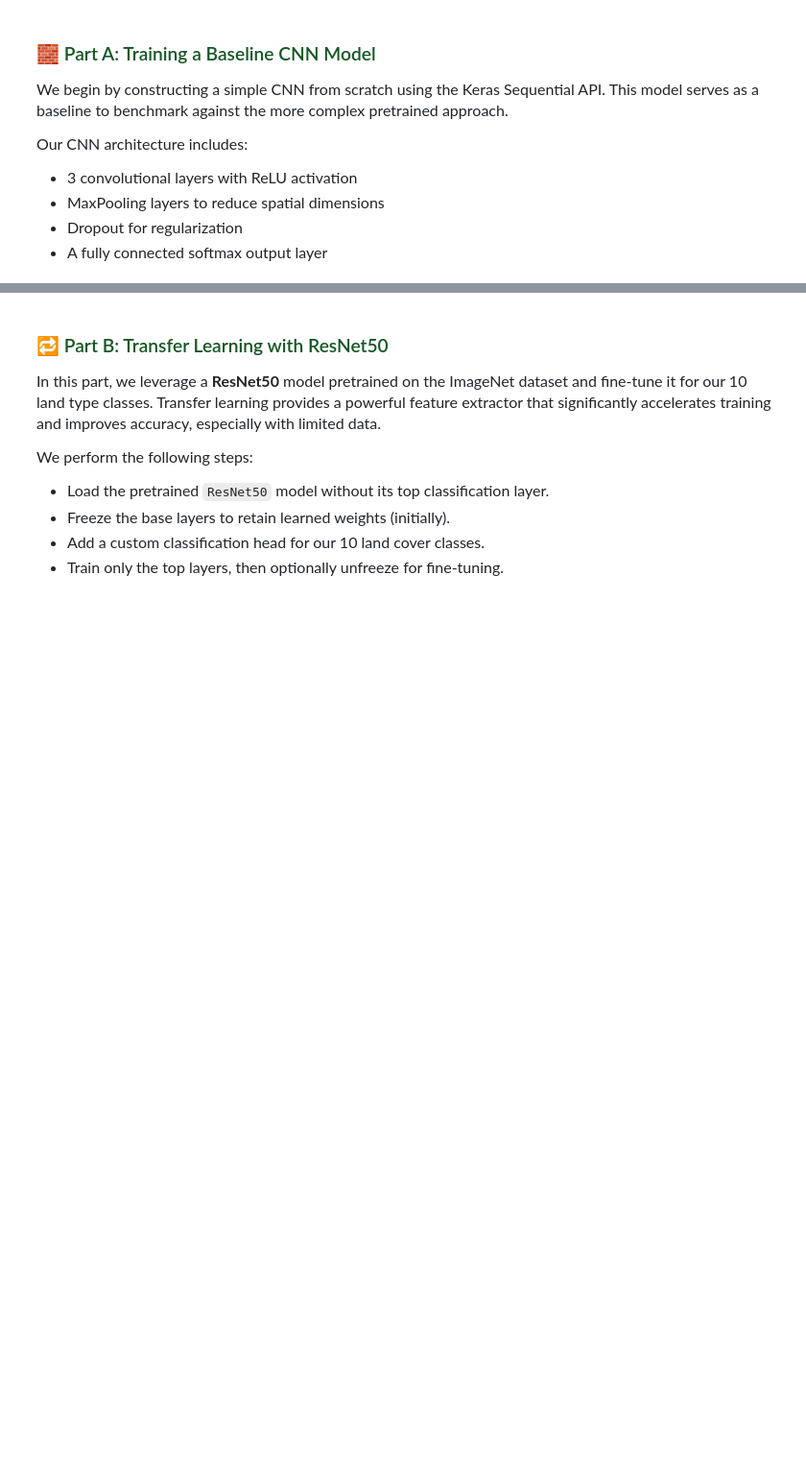
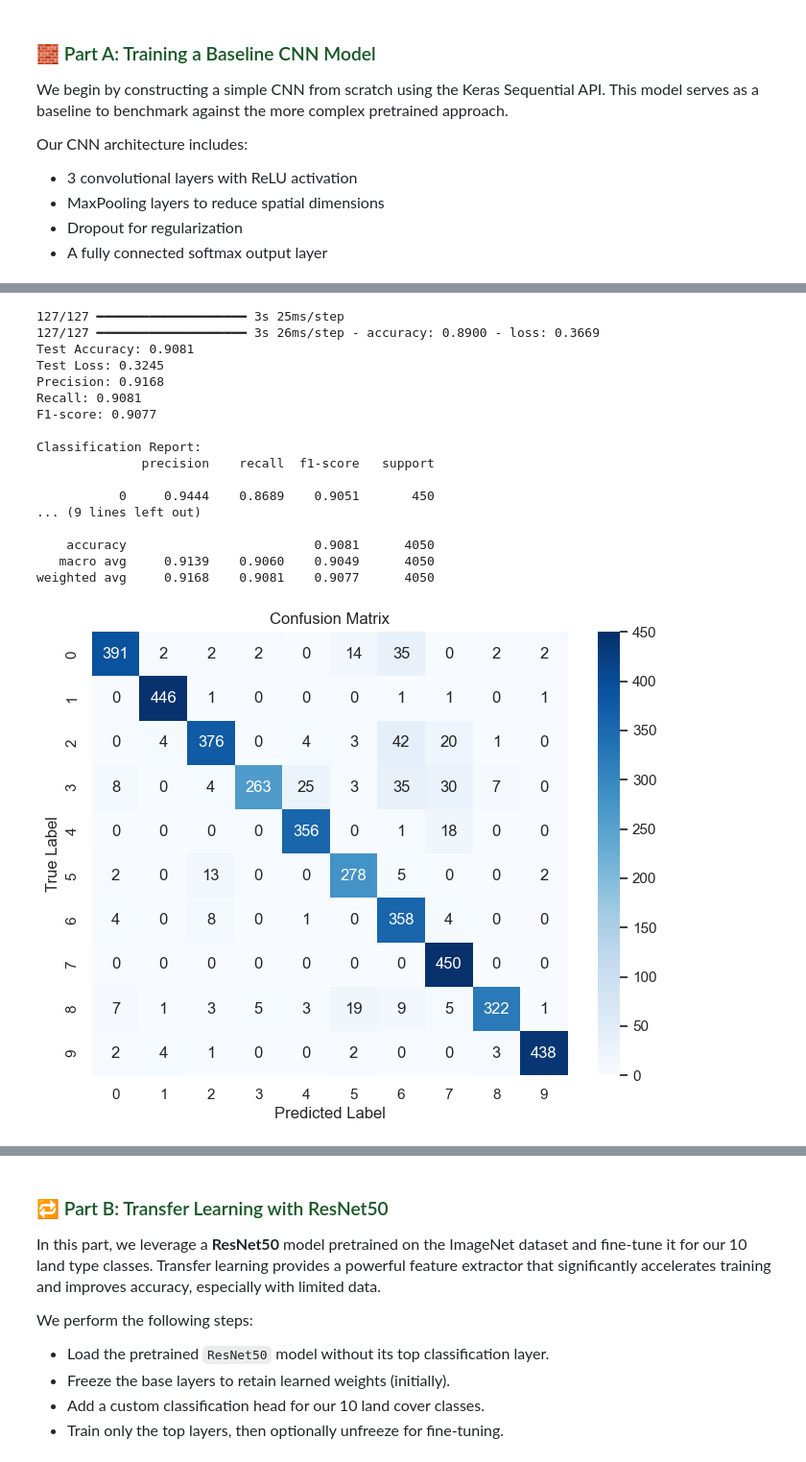
Before and after one commit to Boudy2002/LTC, a Jupyter notebook: main.ipynb, the cells around one changed output, grey strips where cells are left out. Shown at 96% size. Cells and saved outputs as stored; diff of their text form; code cells hidden in the pictures; blank space fills up the shorter version.

```diff
--- a/main.ipynb
+++ b/main.ipynb
@@ -706,0 +807,37 @@ Epoch 15/15
+# %%
+# Enhanced CNN
+model = Sequential([
+    Conv2D(32, (3, 3), activation='relu', kernel_regularizer=l2(0.001), input_shape=(64, 64, 3)),
+    BatchNormalization(),
+    MaxPooling2D(2, 2),
+
+    Conv2D(64, (3, 3), activation='relu', kernel_regularizer=l2(0.001)),
+    BatchNormalization(),
+    MaxPooling2D(2, 2),
+    Dropout(0.3),
+
+    Conv2D(128, (3, 3), activation='relu', kernel_regularizer=l2(0.001)),
+    BatchNormalization(),
+    MaxPooling2D(2, 2),
+    Dropout(0.4),
+
+    GlobalAveragePooling2D(),
+    Dense(128, activation='relu'),
+    Dropout(0.5),
+    Dense(train_generator.num_classes, activation='softmax')
+])
+
+model.compile(optimizer=Adam(learning_rate=0.001),
+              loss='categorical_crossentropy',
+              metrics=['accuracy'])
+
+# Reduce LR on plateau
+lr_callback = ReduceLROnPlateau(monitor='val_accuracy', patience=3, factor=0.5, min_lr=1e-5)
+
+# Train the enhanced model
+history = model.fit(
+    train_generator,
+    epochs=25,
+    validation_data=val_generator,
+    callbacks=[lr_callback]
+)
@@ -706,0 +862,21 @@ Epoch 15/15
+# %%
+evaluate_model(model, test_generator)
+# %% [output]
+127/127 ━━━━━━━━━━━━━━━━━━━━ 3s 25ms/step
+127/127 ━━━━━━━━━━━━━━━━━━━━ 3s 26ms/step - accuracy: 0.8900 - loss: 0.3669
+Test Accuracy: 0.9081
+Test Loss: 0.3245
+Precision: 0.9168
+Recall: 0.9081
+F1-score: 0.9077
+
+Classification Report:
+              precision    recall  f1-score   support
+
+           0     0.9444    0.8689    0.9051       450
+... (9 lines left out)
+
+    accuracy                         0.9081      4050
+   macro avg     0.9139    0.9060    0.9049      4050
+weighted avg     0.9168    0.9081    0.9077      4050
+[figure, added]
```
Also changed, not shown: parts of 24 cells of this notebook.
